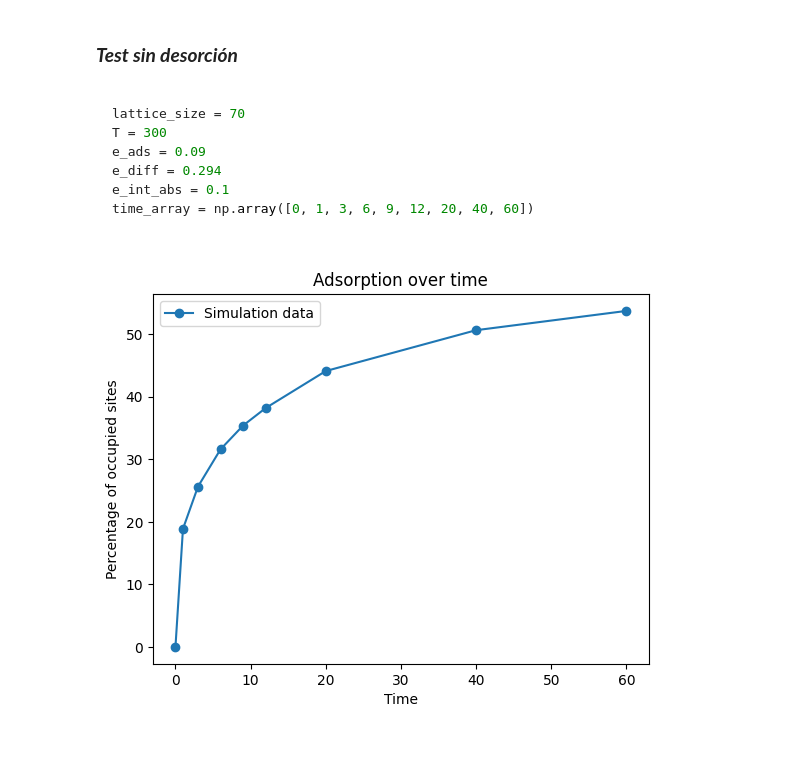
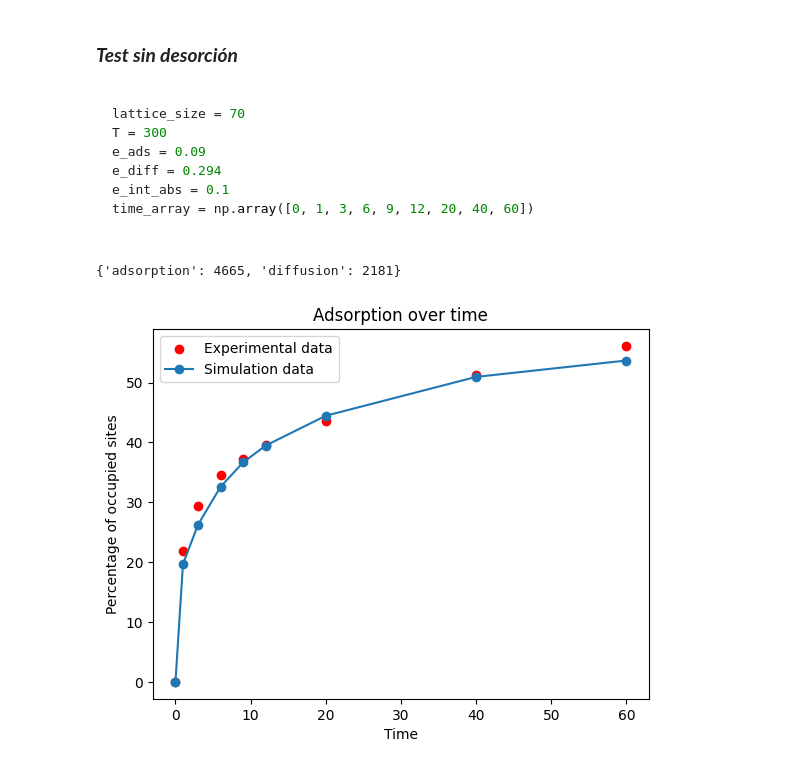
Before and after one commit to hernansalinas/00_TrabajoGradoGerman, a Jupyter notebook: Codes/kMC ordenado/kMC_GeneralAdsorptionModel_v1.ipynb, the cells around one changed output. Saved outputs shown, nothing was run; the diff lists cells and outputs as text; code cells hidden in the pictures.

```diff
--- a/Codes/kMC ordenado/kMC_GeneralAdsorptionModel_v1.ipynb
+++ b/Codes/kMC ordenado/kMC_GeneralAdsorptionModel_v1.ipynb
@@ -3,14 +3,12 @@ import numpy as np
 import matplotlib.pyplot as plt
 from tqdm import tqdm
 import pandas as pd
-# %%
-data = pd.read_csv('Datos recogidos.csv')
-t = np.array([1,3,6,9,12,20,40,60])
-
-for col in data.columns:
-    data[col] = pd.to_numeric(data[col], errors='coerce')
-
-data.dropna(inplace=True)
-data.iloc[3] = data.iloc[3] * 10
-data.reset_index(drop=True, inplace=True)
-data.insert(0, 'T0', 0)
+# %%
+data = pd.read_csv('/Users/gtorres/Desktop/proyecto/00_TrabajoGradoGerman/Codes/kMC ordenado/data.csv')
+data['Fuente(experimento)'] = data['Fuente'] + ' (' + data['Experimento'] + ')'
+data = data.drop(['Unnamed: 10','Fuente','Experimento'], axis=1)
+data.dropna(inplace=True)
+data.reset_index(drop=True, inplace=True)
+data.iloc[3] = data.iloc[3] * 10
+data.insert(0, 'T0', 0)
+data
@@ -16,0 +33,12 @@ data.insert(0, 'T0', 0)
+# %%
+time_array = np.array([0, 1, 3, 6, 9, 12, 20, 40, 60])
+
+for i in range(len(data)):
+    if i != 3 and i != 7:
+        valores_numericos = pd.to_numeric(data.iloc[i], errors='coerce').dropna()
+        etiqueta = data.iloc[i]['Fuente(experimento)']
+        plt.plot(time_array, valores_numericos.values, label=etiqueta)
+
+plt.legend()
+plt.tight_layout()
+plt.legend(loc='center left', bbox_to_anchor=(1, 0.5))
@@ -18,7 +49,7 @@ data.insert(0, 'T0', 0)
 import numpy as np
 
 class KineticMonteCarlo:
-    def __init__(self, lattice_size, T, processes, time_array, time_factor = 1e-22):
+    def __init__(self, lattice_size, T, processes, time_array, time_factor = 1e-7):
         self.lattice_size = lattice_size
         self.lattice = np.zeros((lattice_size, lattice_size))
         self.T = T
@@ -173,21 +209,23 @@ time_array = np.array([0, 1, 3, 6, 9, 12, 20, 40, 60])
 # %%
 processes = {
     "adsorption": {"e_ads": 0.09, "e_int_abs": 0.1},
     "diffusion": {"e_diff": 0.294}
 }
 time_array = np.array([0, 1, 3, 6, 9, 12, 20, 40, 60])
 
 sim = KineticMonteCarlo(lattice_size=70, T=300, processes=processes, time_array=time_array)
 result = sim.run_simulation()
 
+print(sim.events_count)
 
 simulated_data = result.values()
-#plt.scatter(time_array, data.iloc[8],color = 'red', label='Experimental data')
+plt.scatter(time_array, data.iloc[8],color = 'red', label='Experimental data')
 plt.plot(time_array,simulated_data, marker='o', label='Simulation data')
 plt.legend()
 plt.xlabel("Time")
 plt.ylabel("Percentage of occupied sites")
 plt.title("Adsorption over time")
 plt.show()
 # %% [output]
+{'adsorption': 4665, 'diffusion': 2181}
-[figure, old version]
+[figure, new version]
```
Also changed, not shown: parts of 4 cells of this notebook, 2 other files.
